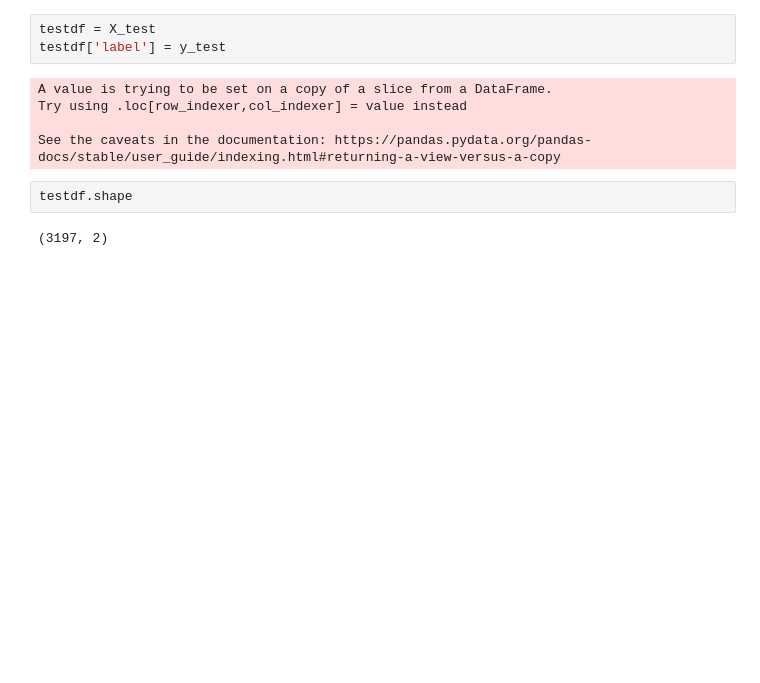
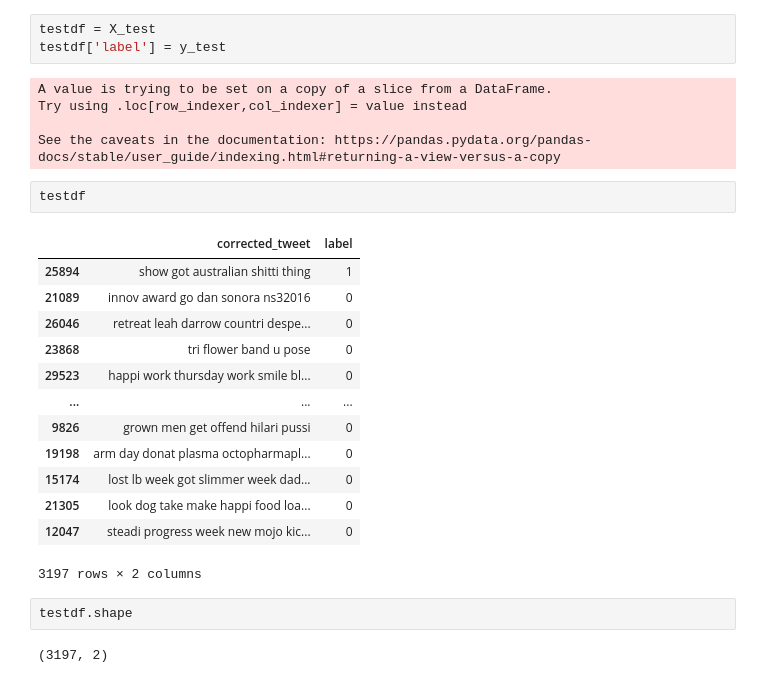
Before and after one commit to algostrat/sentimentAnalysis, a Jupyter notebook: notebook_abuse_model/Final working code - Copy.ipynb, the cells around one changed output. Saved outputs shown, nothing was run; the diff lists cells and outputs as text; blank space fills up the shorter version.

```diff
--- a/notebook_abuse_model/Final working code - Copy.ipynb
+++ b/notebook_abuse_model/Final working code - Copy.ipynb
@@ -168,6 +166,22 @@ A value is trying to be set on a copy of a slice from a DataFrame.
 Try using .loc[row_indexer,col_indexer] = value instead
 
 See the caveats in the documentation: https://pandas.pydata.org/pandas-docs/stable/user_guide/indexing.html#returning-a-view-versus-a-copy
+# %%
+testdf
+# %% [output]
+|  | corrected_tweet | label |
+| 25894 | show got australian shitti thing | 1 |
+| 21089 | innov award go dan sonora ns32016 | 0 |
+| 26046 | retreat leah darrow countri despe... | 0 |
+| 23868 | tri flower band u pose | 0 |
+| 29523 | happi work thursday work smile bl... | 0 |
+| ... | ... | ... |
+| 9826 | grown men get offend hilari pussi | 0 |
+| 19198 | arm day donat plasma octopharmapl... | 0 |
+| 15174 | lost lb week got slimmer week dad... | 0 |
+| 21305 | look dog take make happi food loa... | 0 |
+| 12047 | steadi progress week new mojo kic... | 0 |
+3197 rows × 2 columns
 # %%
 testdf.shape
 # %% [output]
```
Also changed, not shown: parts of 45 cells of this notebook, 1 other file.
